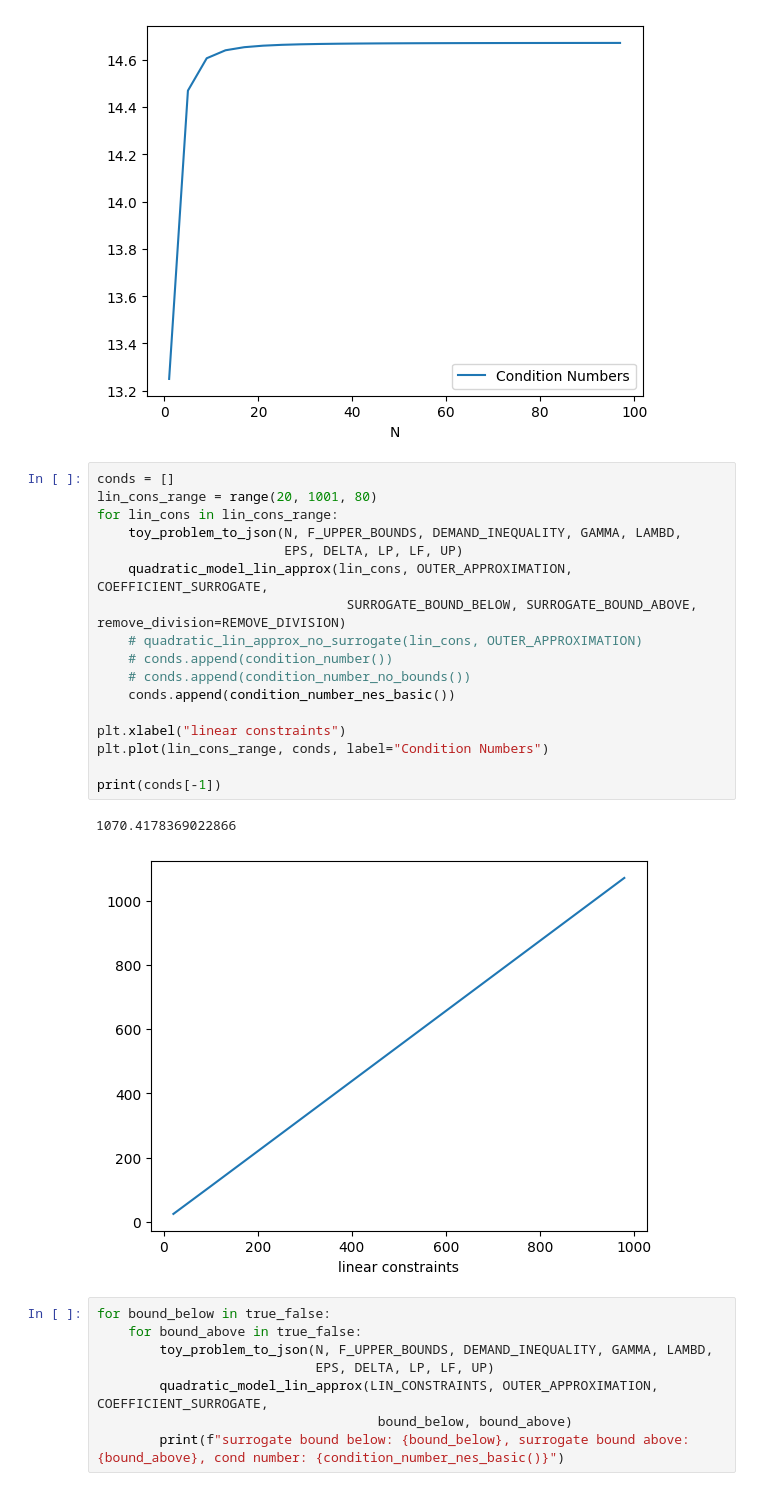
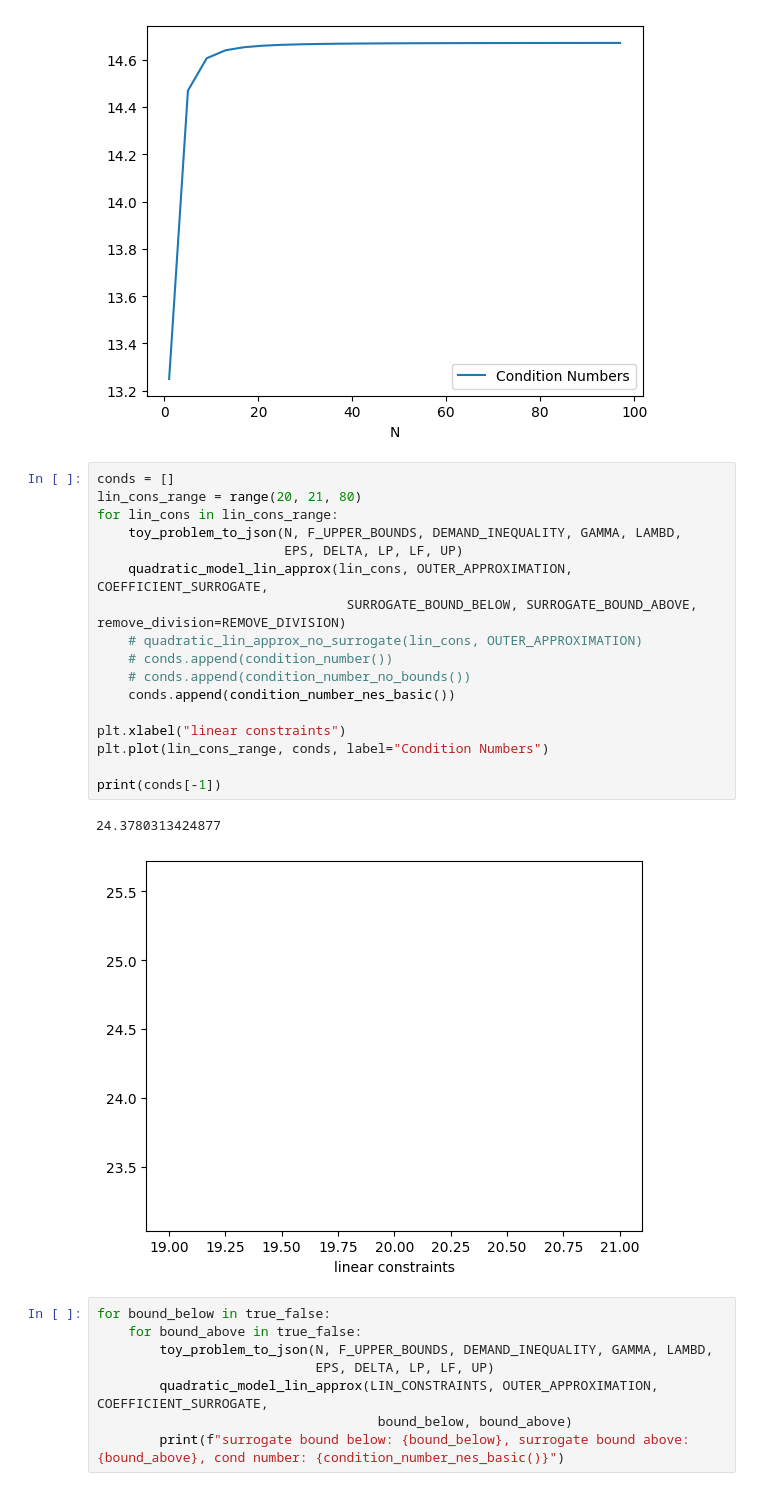
Before and after one commit to micpap25/ENG-QUANT, a Jupyter notebook: experiments/condition_number.ipynb, the cells around one changed output. Saved outputs shown, nothing was run; the diff lists cells and outputs as text.

```diff
--- a/experiments/condition_number.ipynb
+++ b/experiments/condition_number.ipynb
@@ -88,24 +88,24 @@ print(conds[-1])
 [figure]
 # %%
 conds = []
-lin_cons_range = range(20, 1001, 80)
+lin_cons_range = range(20, 21, 80)
 for lin_cons in lin_cons_range:
     toy_problem_to_json(N, F_UPPER_BOUNDS, DEMAND_INEQUALITY, GAMMA, LAMBD,
                         EPS, DELTA, LP, LF, UP)
     quadratic_model_lin_approx(lin_cons, OUTER_APPROXIMATION, COEFFICIENT_SURROGATE,
                                 SURROGATE_BOUND_BELOW, SURROGATE_BOUND_ABOVE, remove_division=REMOVE_DIVISION)
     # quadratic_lin_approx_no_surrogate(lin_cons, OUTER_APPROXIMATION)
     # conds.append(condition_number())
     # conds.append(condition_number_no_bounds())
     conds.append(condition_number_nes_basic())
 
 plt.xlabel("linear constraints")
 plt.plot(lin_cons_range, conds, label="Condition Numbers")
 
 print(conds[-1])
 # %% [output]
-1070.4178369022866
+24.3780313424877
-[figure, old version]
+[figure, new version]
 # %%
 for bound_below in true_false:
     for bound_above in true_false:
```
Also changed, not shown: 14 other files.
